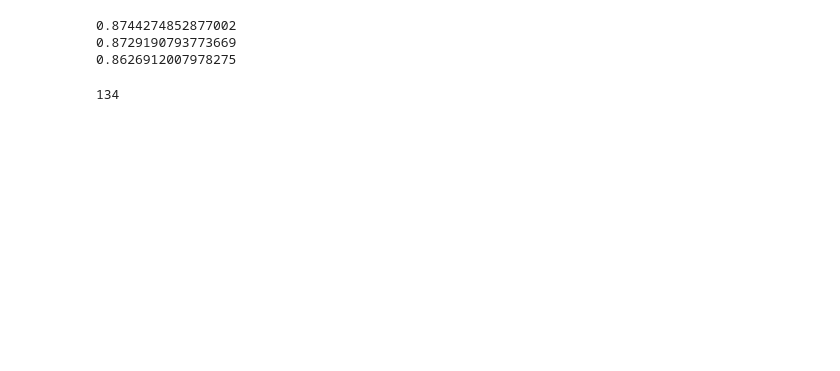
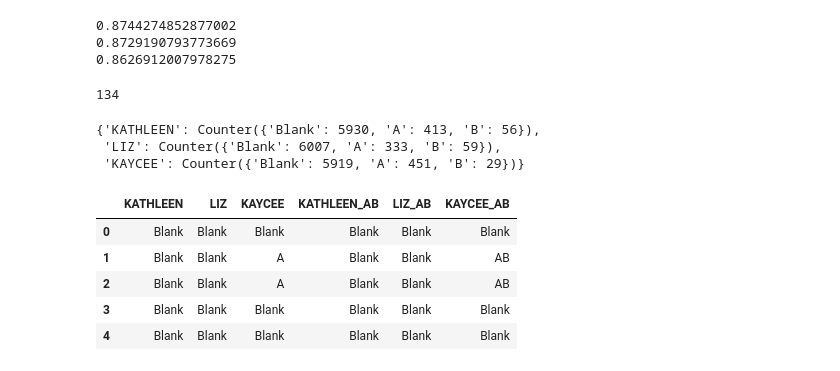
Before and after one commit to CooperStansbury/annotation_tools, a Jupyter notebook: notebooks/agreement_stats.ipynb, the cells around one changed output. Drawn from its saved outputs; the diff is of its cells as text; code cells hidden in the pictures; blank space fills up the shorter version.

```diff
--- a/notebooks/agreement_stats.ipynb
+++ b/notebooks/agreement_stats.ipynb
@@ -389,3 +398,9 @@ print(random_aggreement(counts['KATHLEEN'], counts['KAYCEE']))
 len(set(included['ICD_doc_id']))
 # %% [output]
 134
+# %%
+counts
+# %% [output]
+{'KATHLEEN': Counter({'Blank': 5930, 'A': 413, 'B': 56}),
+ 'LIZ': Counter({'Blank': 6007, 'A': 333, 'B': 59}),
+ 'KAYCEE': Counter({'Blank': 5919, 'A': 451, 'B': 29})}
@@ -391,0 +475,18 @@ len(set(included['ICD_doc_id']))
+# %%
+df = pd.DataFrame({
+    'KATHLEEN':KATHLEEN,
+    'LIZ':LIZ,
+    'KAYCEE':KAYCEE,
+    'KATHLEEN_AB': ["AB" if x != 'Blank' else 'Blank' for x in KATHLEEN],
+    'LIZ_AB': ["AB" if x != 'Blank' else 'Blank' for x in LIZ],
+    'KAYCEE_AB':["AB" if x != 'Blank' else 'Blank' for x in KAYCEE]
+})
+df.to_csv("annotations_simple.csv", index=False)
+df.head()
+# %% [output]
+|  | KATHLEEN | LIZ | KAYCEE | KATHLEEN_AB | LIZ_AB | KAYCEE_AB |
+| 0 | Blank | Blank | Blank | Blank | Blank | Blank |
+| 1 | Blank | Blank | A | Blank | Blank | AB |
+| 2 | Blank | Blank | A | Blank | Blank | AB |
+| 3 | Blank | Blank | Blank | Blank | Blank | Blank |
+| 4 | Blank | Blank | Blank | Blank | Blank | Blank |
```
Also changed, not shown: parts of 7 cells of this notebook.
